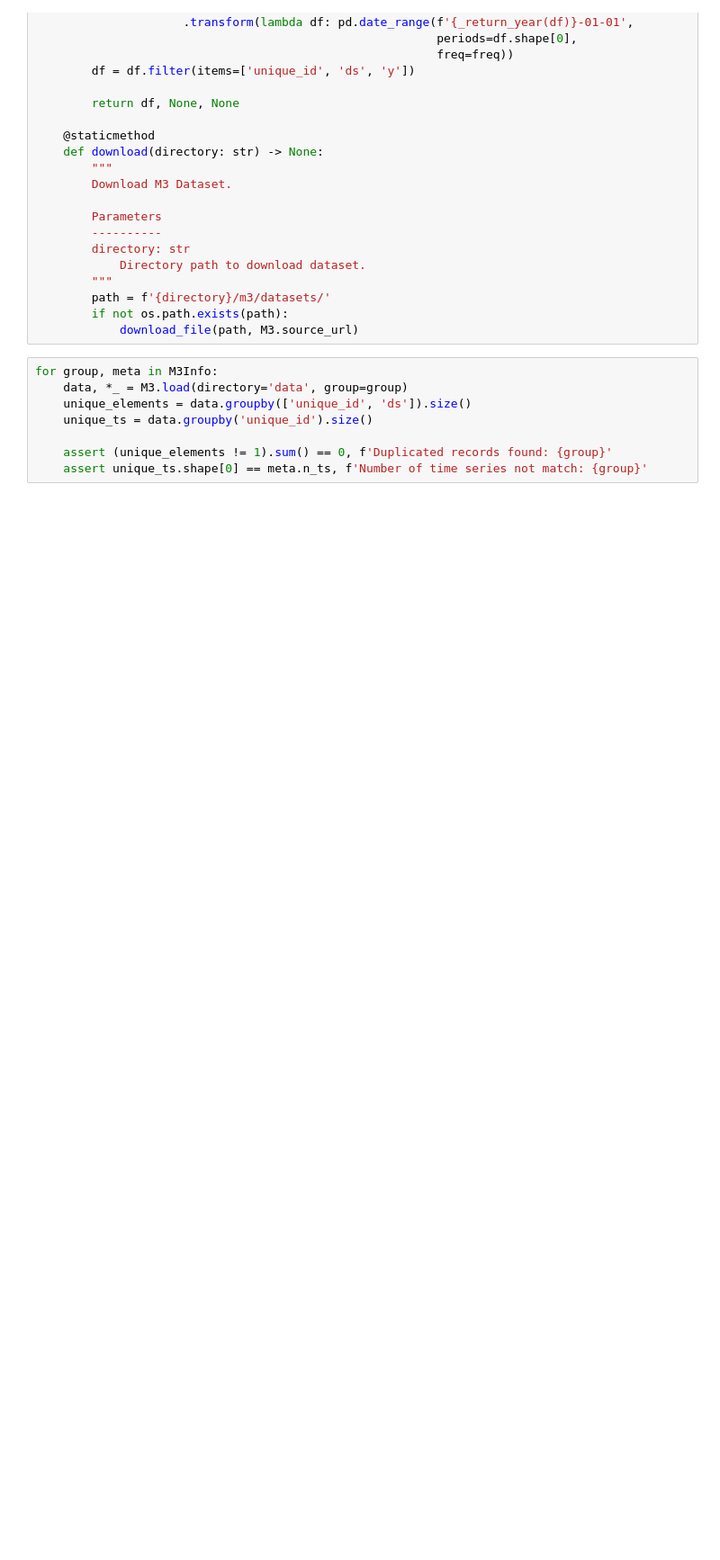
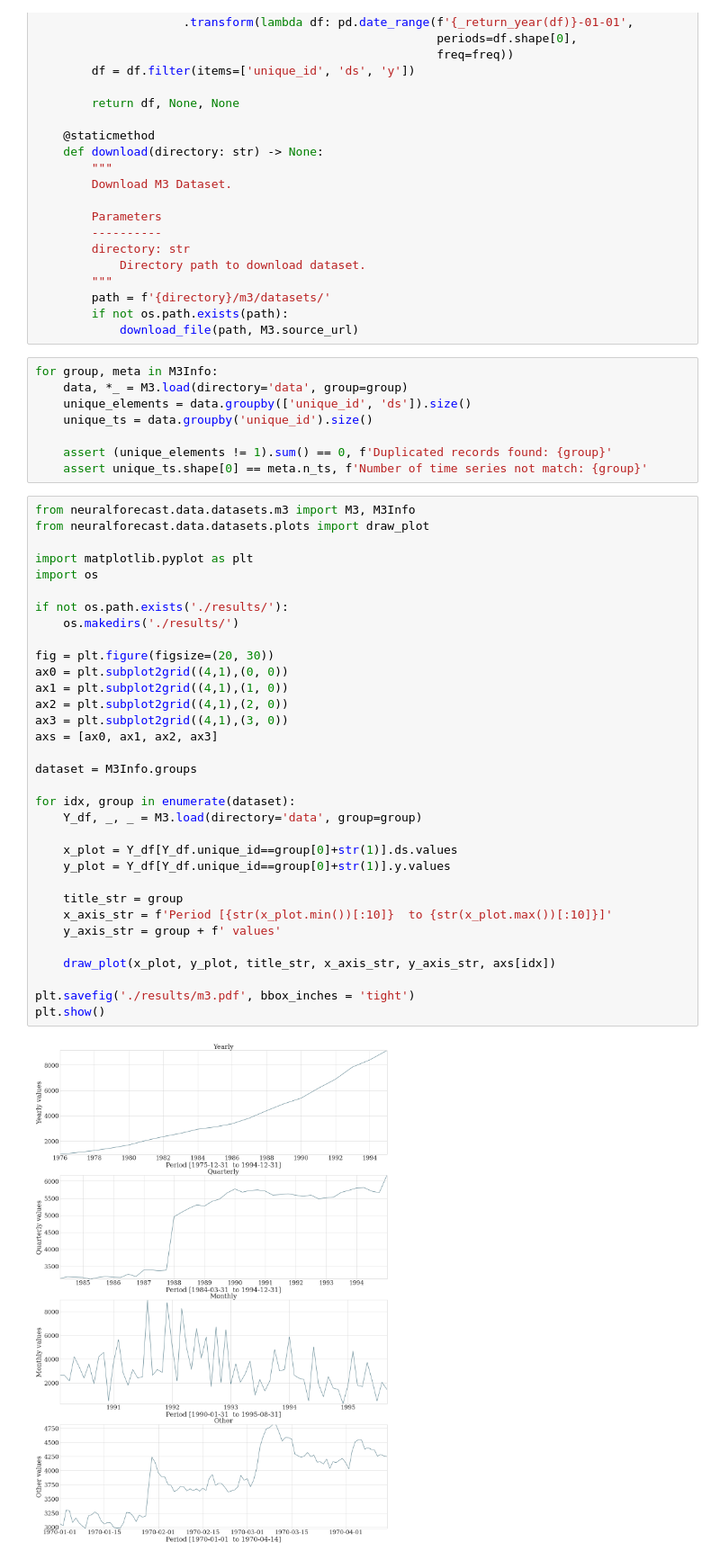
Before and after one commit to Nixtla/neuralforecast, a Jupyter notebook: nbs/data_datasets__m3.ipynb, the cells around one changed output. Shown at 90% size. Saved outputs shown, nothing was run; the diff lists cells and outputs as text; blank space fills up the shorter version.

```diff
--- a/nbs/data_datasets__m3.ipynb
+++ b/nbs/data_datasets__m3.ipynb
@@ -149,3 +149,38 @@ for group, meta in M3Info:
 
     assert (unique_elements != 1).sum() == 0, f'Duplicated records found: {group}'
     assert unique_ts.shape[0] == meta.n_ts, f'Number of time series not match: {group}'
+# %%
+from neuralforecast.data.datasets.m3 import M3, M3Info
+from neuralforecast.data.datasets.plots import draw_plot
+
+import matplotlib.pyplot as plt
+import os
+
+if not os.path.exists('./results/'):
+    os.makedirs('./results/')
+
+fig = plt.figure(figsize=(20, 30))
+ax0 = plt.subplot2grid((4,1),(0, 0))
+ax1 = plt.subplot2grid((4,1),(1, 0))
+ax2 = plt.subplot2grid((4,1),(2, 0))
+ax3 = plt.subplot2grid((4,1),(3, 0))
+axs = [ax0, ax1, ax2, ax3]
+
+dataset = M3Info.groups
+
+for idx, group in enumerate(dataset):
+    Y_df, _, _ = M3.load(directory='data', group=group)
+
+    x_plot = Y_df[Y_df.unique_id==group[0]+str(1)].ds.values
+    y_plot = Y_df[Y_df.unique_id==group[0]+str(1)].y.values
+
+    title_str = group
+    x_axis_str = f'Period [{str(x_plot.min())[:10]}  to {str(x_plot.max())[:10]}]'
+    y_axis_str = group + f' values'
+
+    draw_plot(x_plot, y_plot, title_str, x_axis_str, y_axis_str, axs[idx])
+
+plt.savefig('./results/m3.pdf', bbox_inches = 'tight')
+plt.show()
+# %% [output]
+[figure, added]
```
Also changed, not shown: 10 other files.
